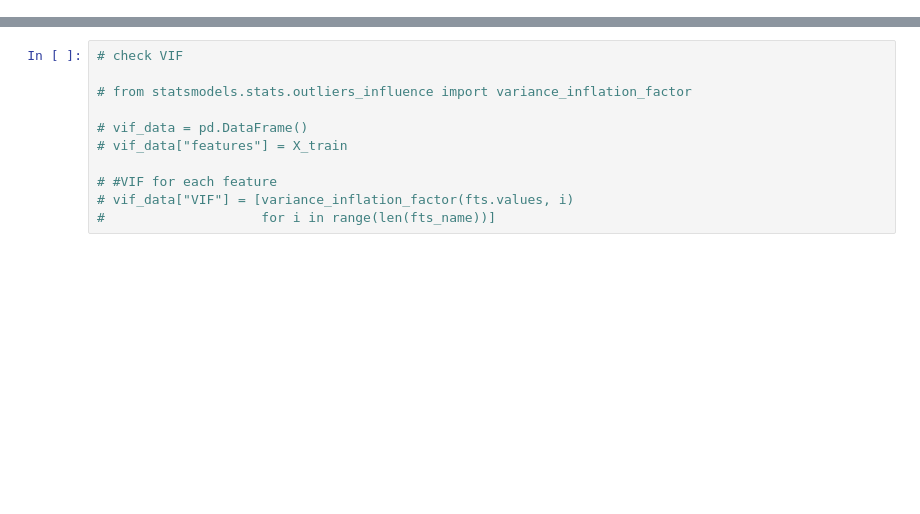
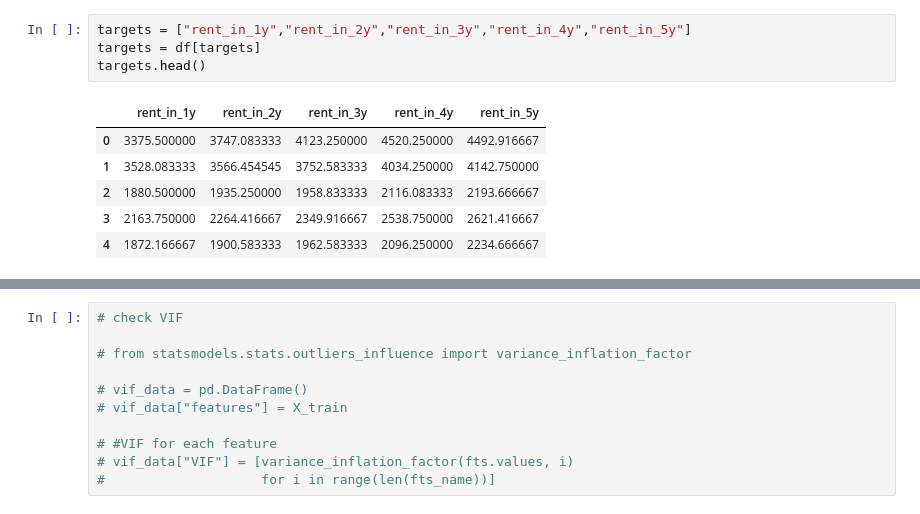
Before and after one commit to Skipp-py/NYCDSA_Capstone, a Jupyter notebook: Cherie/acs_ft_selection.ipynb, the cells around one changed output, grey strips where cells are left out. Saved outputs shown, nothing was run; the diff lists cells and outputs as text; blank space fills up the shorter version.

```diff
--- a/Cherie/acs_ft_selection.ipynb
+++ b/Cherie/acs_ft_selection.ipynb
@@ -23 +25,12 @@ Current working directory: /Users/chereowang27/NYCDSA/Capstone/NYCDSA_Capstone/C
+# %%
+targets = ["rent_in_1y","rent_in_2y","rent_in_3y","rent_in_4y","rent_in_5y"]
+targets = df[targets]
+targets.head()
+# %% [output]
+|  | rent_in_1y | rent_in_2y | rent_in_3y | rent_in_4y | rent_in_5y |
+| 0 | 3375.500000 | 3747.083333 | 4123.250000 | 4520.250000 | 4492.916667 |
+| 1 | 3528.083333 | 3566.454545 | 3752.583333 | 4034.250000 | 4142.750000 |
+| 2 | 1880.500000 | 1935.250000 | 1958.833333 | 2116.083333 | 2193.666667 |
+| 3 | 2163.750000 | 2264.416667 | 2349.916667 | 2538.750000 | 2621.416667 |
+| 4 | 1872.166667 | 1900.583333 | 1962.583333 | 2096.250000 | 2234.666667 |
 # %%
```
Also changed, not shown: parts of 20 cells of this notebook, 5 other files.
